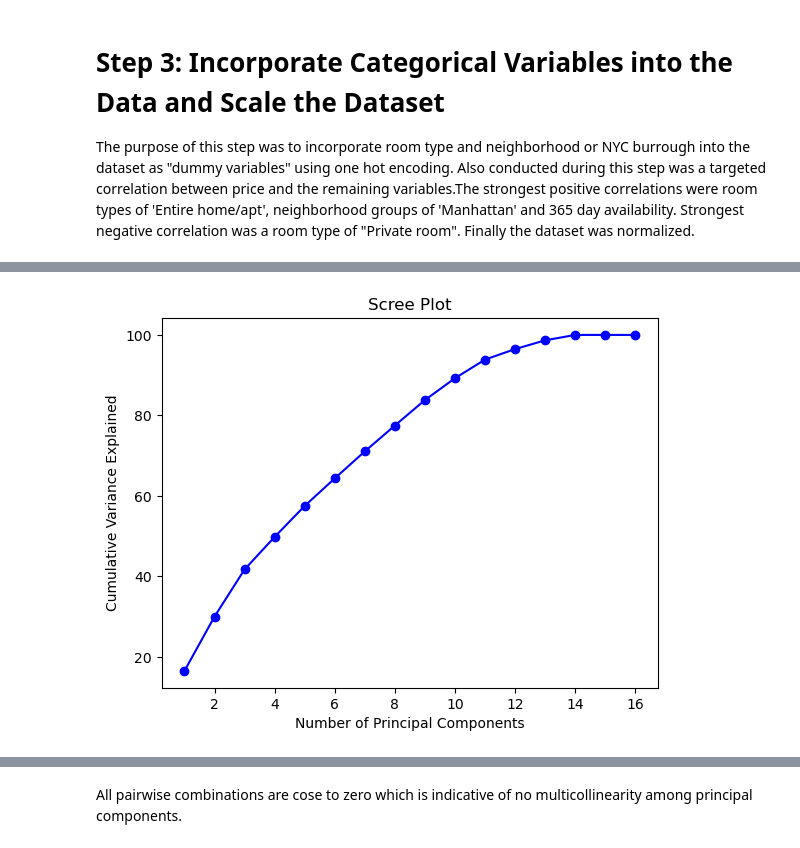
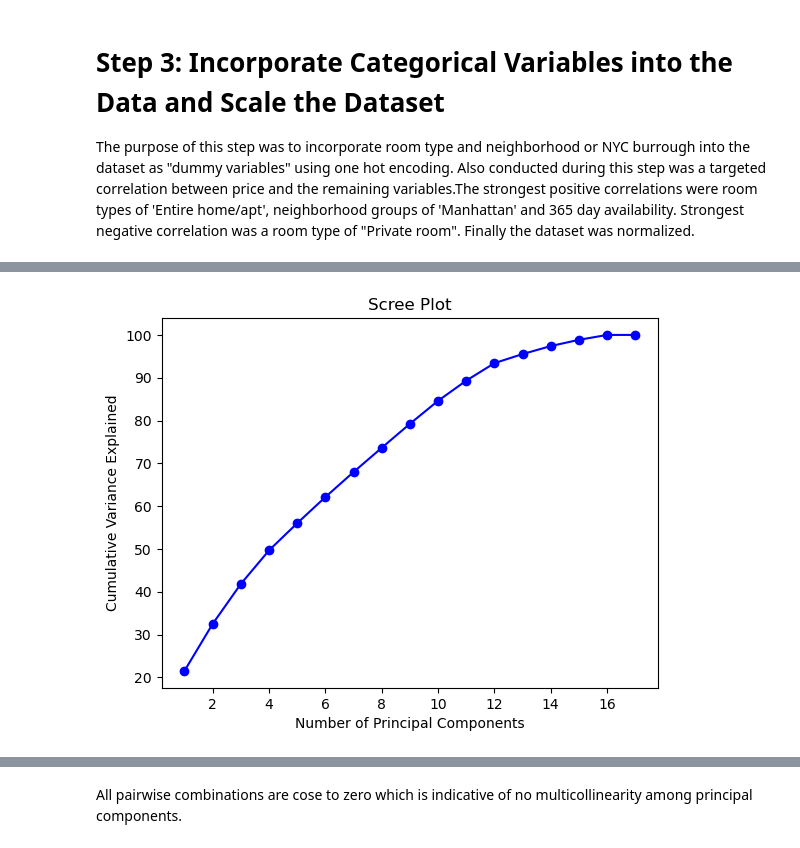
Before and after one commit to Naren1610/IST5520GrpProj, a Jupyter notebook: Grp_3_PCA_draft.ipynb, the cells around one changed output, grey strips where cells are left out. Cells and saved outputs as stored; diff of their text form; code cells hidden in the pictures.

```diff
--- a/Grp_3_PCA_draft.ipynb
+++ b/Grp_3_PCA_draft.ipynb
@@ -158,5 +158,5 @@ None
 # %%
-df_select = df[['price','lat_lon','neighbourhood_group','room_type', 'minimum_nights', 'number_of_reviews','calculated_host_listings_count','availability_365','number_of_reviews_ltm']]
+df_select = df[['price','accommodates', 'beds', 'bedrooms','neighbourhood_group','room_type', 'minimum_nights', 'number_of_reviews','calculated_host_listings_count','availability_365','number_of_reviews_ltm']]
 df_select.info()
 # %% [output]
 <class 'pandas.core.frame.DataFrame'>
@@ -180,6 +182,10 @@ memory usage: 2.8+ MB
 The purpose of this step was to incorporate room type and neighborhood or NYC burrough into the dataset as "dummy variables" using one hot encoding. Also conducted during this step was a targeted correlation between price and the remaining variables.The strongest positive correlations were room types of 'Entire home/apt', neighborhood groups of 'Manhattan' and 365 day availability. Strongest negative correlation was a room type of "Private room". Finally the dataset was normalized.
 # %%
  # One-hot encode the neighbourhood_group column
-dfx = pd.concat([df_select,
+df_a = pd.concat([df_select,
                pd.get_dummies(df_select['neighbourhood_group'])],axis=1)
+# %%
+ # One-hot encode the room_type column
+X = pd.concat([df_a,
+               pd.get_dummies(df_select['room_type'])],axis=1)
 # %%
@@ -276,6 +279,6 @@ The PCA was conducted on the normalized data and indicate the following results:
 # %%
 # Select the number of components
-pca1 = PCA(n_components=16)
+pca1 = PCA(n_components=17)
 # Fit the PCA model
 pca1.fit(X)
 # %% [output]
@@ -299,12 +304,12 @@ array([16.52, 30.01, 41.73, 49.81, 57.51, 64.35, 71.06, 77.48, 83.81,
 # %%
-var1 = pd.DataFrame(var1, index=np.arange(1,17))
+var1 = pd.DataFrame(var1, index=np.arange(1,18))
 plt.plot(var1,'-o',color='blue')
 plt.title('Scree Plot')
 plt.xlabel('Number of Principal Components')
 plt.ylabel('Cumulative Variance Explained')
 plt.savefig('scree_plot.png',dpi=100,bbox_inches='tight')
 plt.show()
 # %% [output]
-[figure, old version]
+[figure, new version]
 # %%
 # Select the number of components
```
Also changed, not shown: parts of 16 cells of this notebook.
